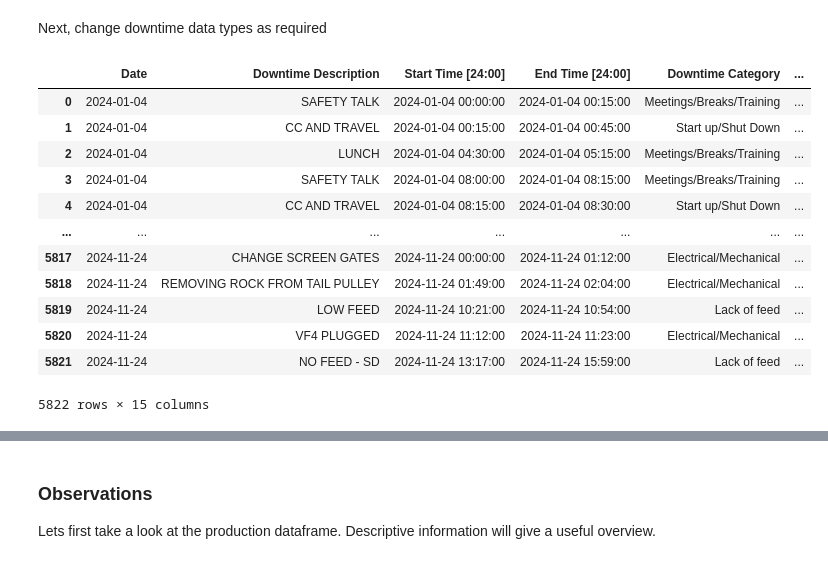
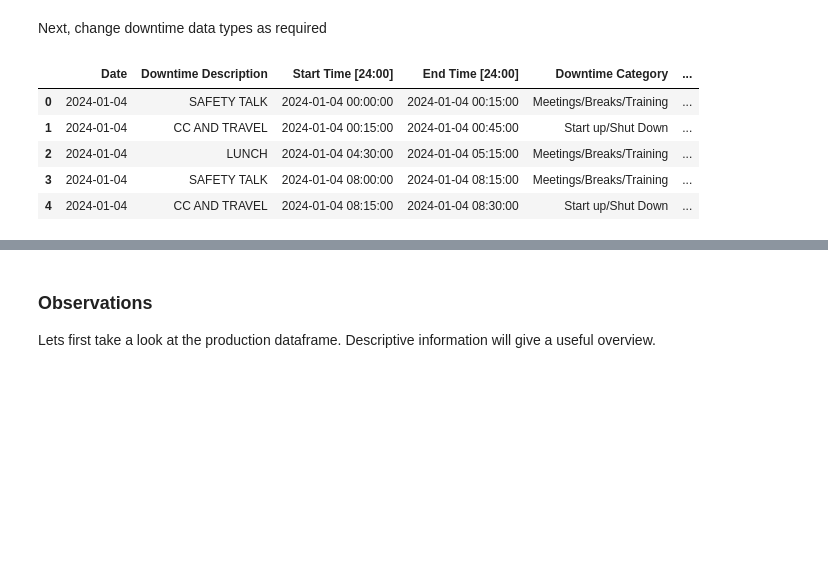
Before and after one commit to eliasforsberg/quarry-eda, a Jupyter notebook: eda.ipynb, the cells around one changed output, grey strips where cells are left out. Cells and saved outputs as stored; diff of their text form; code cells hidden in the pictures; blank space fills up the shorter version.

```diff
--- a/eda.ipynb
+++ b/eda.ipynb
@@ -55,21 +48,14 @@ dfprod["Actual Tonnage"] = dfprod["Actual Tonnage"].str.replace(',', '').astype(
 # %% [markdown]
 Next, change downtime data types as required
 # %%
-dfdown
+dfdown.head()
 # %% [output]
 |  | Date | Downtime Description | Start Time [24:00] | End Time [24:00] | Downtime Category | ... |
 | 0 | 2024-01-04 | SAFETY TALK | 2024-01-04 00:00:00 | 2024-01-04 00:15:00 | Meetings/Breaks/Training | ... |
 | 1 | 2024-01-04 | CC AND TRAVEL | 2024-01-04 00:15:00 | 2024-01-04 00:45:00 | Start up/Shut Down | ... |
 | 2 | 2024-01-04 | LUNCH | 2024-01-04 04:30:00 | 2024-01-04 05:15:00 | Meetings/Breaks/Training | ... |
 | 3 | 2024-01-04 | SAFETY TALK | 2024-01-04 08:00:00 | 2024-01-04 08:15:00 | Meetings/Breaks/Training | ... |
 | 4 | 2024-01-04 | CC AND TRAVEL | 2024-01-04 08:15:00 | 2024-01-04 08:30:00 | Start up/Shut Down | ... |
-| ... | ... | ... | ... | ... | ... | ... |
-| 5817 | 2024-11-24 | CHANGE SCREEN GATES | 2024-11-24 00:00:00 | 2024-11-24 01:12:00 | Electrical/Mechanical | ... |
-| 5818 | 2024-11-24 | REMOVING ROCK FROM TAIL PULLEY | 2024-11-24 01:49:00 | 2024-11-24 02:04:00 | Electrical/Mechanical | ... |
-| 5819 | 2024-11-24 | LOW FEED | 2024-11-24 10:21:00 | 2024-11-24 10:54:00 | Lack of feed | ... |
-| 5820 | 2024-11-24 | VF4 PLUGGED | 2024-11-24 11:12:00 | 2024-11-24 11:23:00 | Electrical/Mechanical | ... |
-| 5821 | 2024-11-24 | NO FEED - SD | 2024-11-24 13:17:00 | 2024-11-24 15:59:00 | Lack of feed | ... |
-5822 rows × 15 columns
 # %%
 dfdown.info()
 # %% [output]
```
Also changed, not shown: parts of 16 cells of this notebook.
